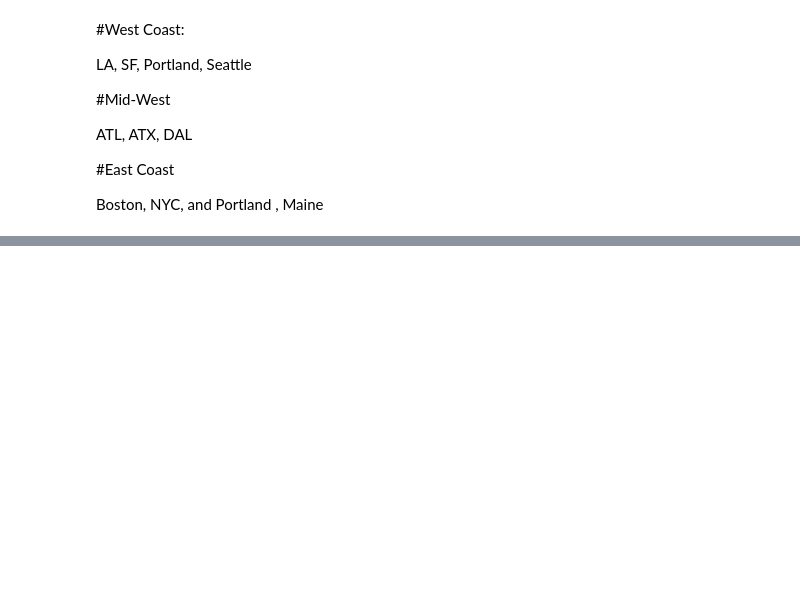
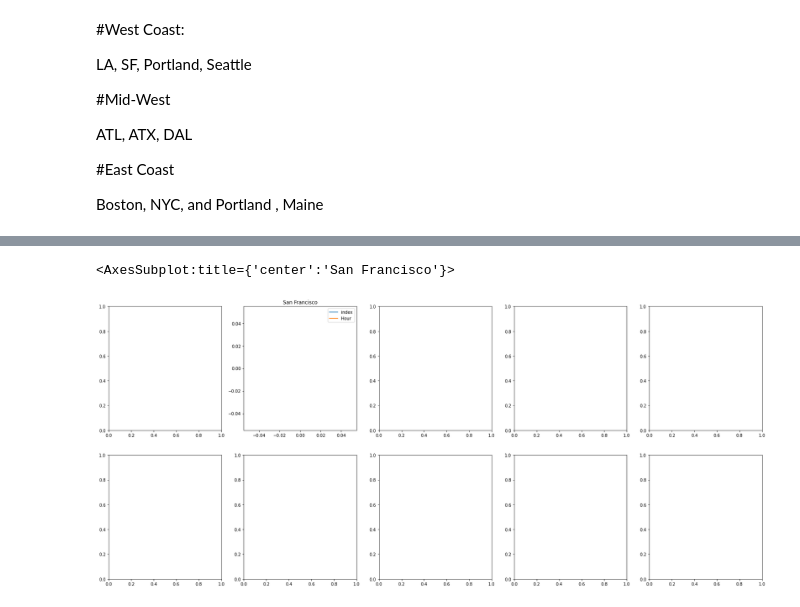
Before and after one commit to aclao89/Sales_Business, a Jupyter notebook: Sales Business .ipynb, the cells around one changed output, grey strips where cells are left out. Drawn from its saved outputs; the diff is of its cells as text; code cells hidden in the pictures; blank space fills up the shorter version.

```diff
--- a/Sales Business .ipynb
+++ b/Sales Business .ipynb
@@ -332,3 +360,8 @@ ATL, ATX, DAL
 #East Coast
 
 Boston, NYC, and Portland , Maine
+# %%
+temp_city = cleaned_df.groupby('City')[['Hour']].count()
+
+temp_city.reset_index(inplace=True)
+temp_city
@@ -334,0 +380,40 @@ Boston, NYC, and Portland , Maine
+# %%
+hours = [hour for hour, df in cleaned_df.groupby('Hour')]
+
+atl_temp = temp_city[temp_city['City'] == ' Atlanta,GA']
+atx_temp = temp_city[temp_city['City'] == ' Austin,TX']
+bos_temp = temp_city[temp_city['City'] == ' Boston,MA']
+dal_temp = temp_city[temp_city['City'] == ' Dallas,TX']
+los_temp = temp_city[temp_city['City'] == ' Los Angeles,CA']
+nye_temp = temp_city[temp_city['City'] == ' New York City,NY']
+pdx_temp = temp_city[temp_city['City'] == ' Portland,ME']
+por_temp = temp_city[temp_city['City'] == ' Portland,OR']
+sf_temp = temp_city[temp_city['City'] == ' San Francisco,CA']
+sea_temp = temp_city[temp_city['City'] == ' Seattle,WA']
+
+sf_temp
+
+
+df_sf = sf_temp['Hour'].value_counts().reset_index()
+# df_2016 = sub_2016['month'].value_counts().reset_index().rename(columns={'index':'Month',
+#                                                               'month':'Number Killed'})
+# df_2017 = sub_2017['month'].value_counts().reset_index().rename(columns={'index':'Month',
+#                                                               'month':'Number Killed'})
+# df_2018 = sub_2018['month'].value_counts().reset_index().rename(columns={'index':'Month',
+#                                                               'month':'Number Killed'})
+# df_2019 = sub_2019['month'].value_counts().reset_index().rename(columns={'index':'Month',
+#                                                               'month':'Number Killed'})
+# df_2020 = sub_2020['month'].value_counts().reset_index().rename(columns={'index':'Month',
+#                                                                          'month':'Number Killed'})
+
+
+fig, axes = plt.subplots(2, 5,figsize=(28,12))
+# fig.suptitle("Sharing Year as X")
+df_sf.plot(ax=axes[0,1], y= sf_data, title='San Francisco')
+# df_2017.plot(ax=axes[0,2], title='2017')
+# df_2018.plot(ax=axes[1,0], title='2018')
+# df_2019.plot(ax=axes[1,1], title='2019')
+# df_2020.plot(ax=axes[1,2], title='2020')
+# %% [output]
+<AxesSubplot:title={'center':'San Francisco'}>
+[figure, added]
```
Also changed, not shown: parts of 8 cells of this notebook.
